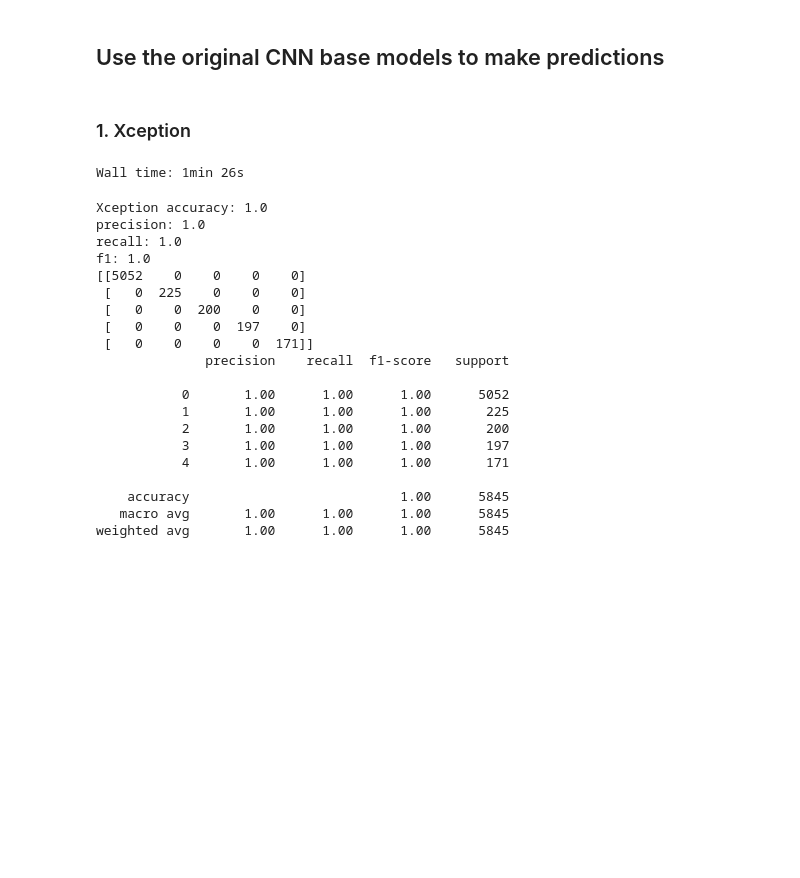
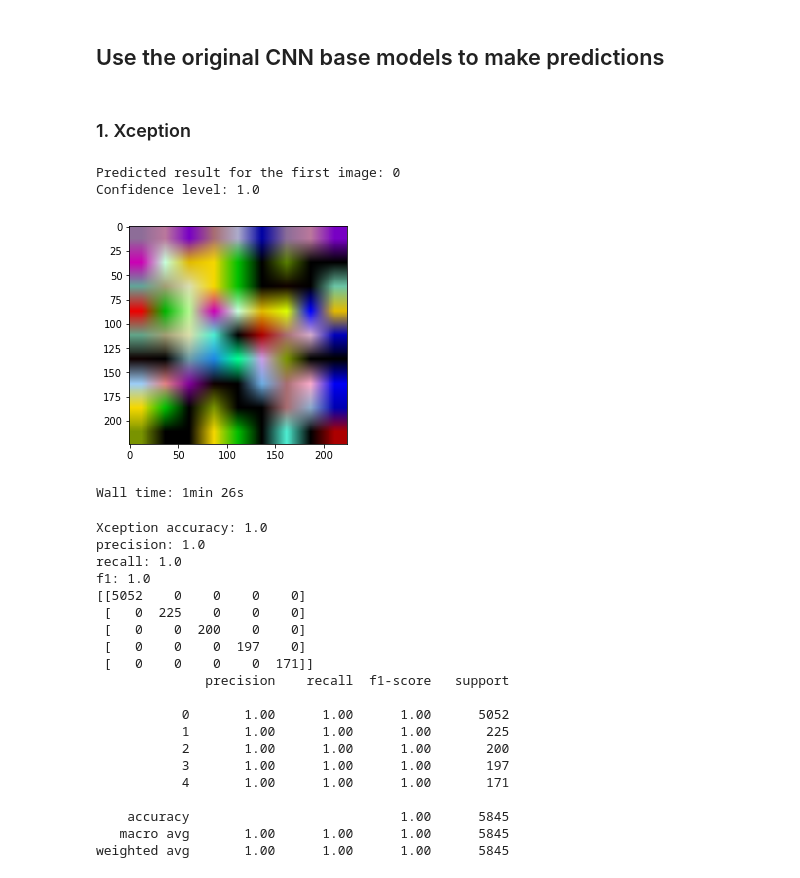
Before and after one commit to Western-OC2-Lab/Intrusion-Detection-System-Using-CNN-and-Transfer-Learning, a Jupyter notebook: 3-Ensemble_Models-CAN.ipynb, the cells around one changed output. Saved outputs shown, nothing was run; the diff lists cells and outputs as text; code cells hidden in the pictures; blank space fills up the shorter version.

```diff
--- a/3-Ensemble_Models-CAN.ipynb
+++ b/3-Ensemble_Models-CAN.ipynb
@@ -93,6 +93,29 @@ inres_model=load_model('./inceptionresnet.h5')
 ## Use the original CNN base models to make predictions
 # %% [markdown]
 ### 1. Xception
+# %%
+#Single image prediction
+import cv2
+import matplotlib.pyplot as plt
+test=cv2.imread(test_images[0])
+
+img_show=test[:,:,[2,1,0]]
+test=test/255.
+test_shape=(1,)+test.shape
+test=test.reshape(test_shape)
+
+res=xception_model.predict(test)
+
+prob=res[0,np.argmax(res,axis=1)[0]]
+res=label[np.argmax(res,axis=1)[0]]
+print('Predicted result for the first image: %s'%res)
+print('Confidence level: %s'%prob)
+plt.imshow(img_show)
+plt.show()
+# %% [output]
+Predicted result for the first image: 0
+Confidence level: 1.0
+[figure, added]
 # %%
 %%time
 import time
```
